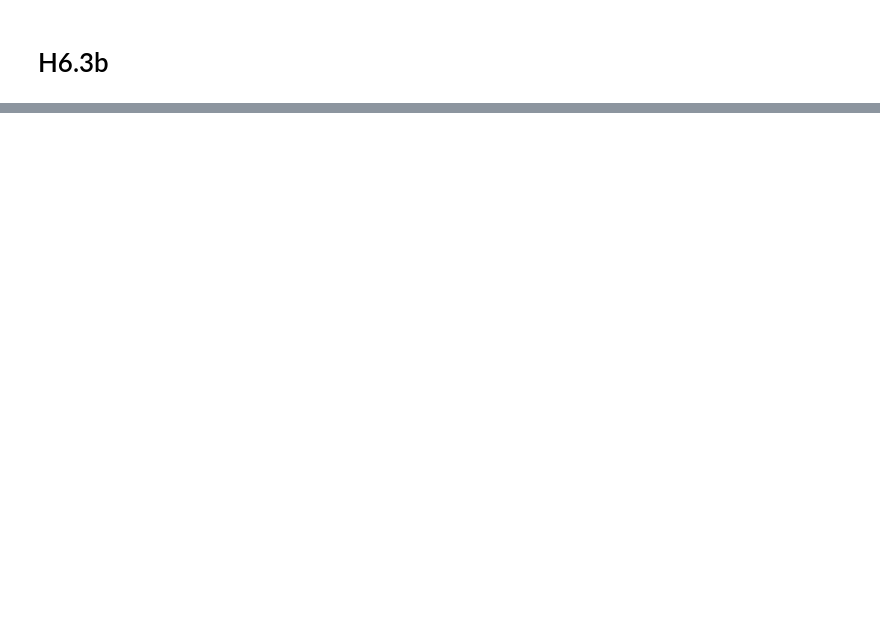
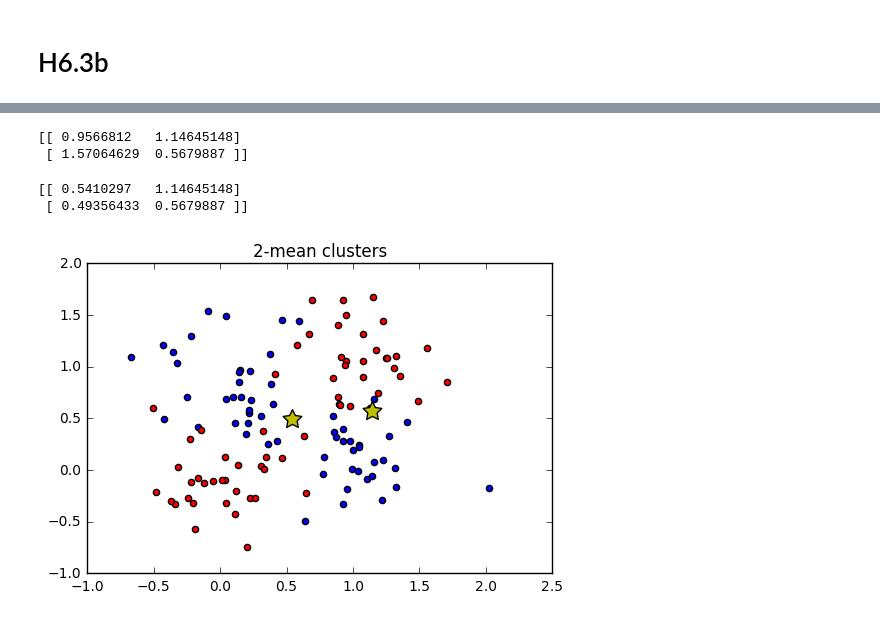
Before and after one commit to p16i/course-machine-intelligence-1, a Jupyter notebook: w6/classification-and-rbf.ipynb, the cells around one changed output, grey strips where cells are left out. Drawn from its saved outputs; the diff is of its cells as text; code cells hidden in the pictures; blank space fills up the shorter version.

Commit message:
h6.4 kmean

```diff
--- a/w6/classification-and-rbf.ipynb
+++ b/w6/classification-and-rbf.ipynb
@@ -222,0 +223,68 @@ plotContour( new_training_x, pred_3c_5nn, "3 classes 5-neightbors", colors=('b',
+# %%
+def randomCenters(n=2):
+    dim = 2
+    centers = np.zeros((dim, n))
+    centers[0,:] = np.random.uniform( x_min, x_max, n )
+    centers[1,:] = np.random.uniform( y_min, y_max, n )
+    return centers
+
+k2_init_centers = randomCenters(2)
+print(k2_init_centers)
+# %% [output]
+[[ 0.9566812   1.14645148]
+ [ 1.57064629  0.5679887 ]]
+# %%
+def kmean( x, centers):
+    itera = 0
+    no_training = x.shape[1]
+    no_centers = centers.shape[1]
+    while itera < 1000:
+        cls_assigned = [ [] for c in range(no_centers) ]
+#         print(cls_assigned)
+        for i in range(no_training):
+            xi = x[:,i].reshape((2,1))
+#             print(xi)
+            diff = centers - xi
+            dist_to_centers = np.linalg.norm( diff  )
+            belong_to = np.argmin(dist_to_centers)
+            cls_assigned[belong_to].append(xi)
+        centers = np.array(centers)
+        for c in range(no_centers):
+            points_in_c = np.array(cls_assigned[c])
+            if len(points_in_c) == 0:
+                continue
+            points_in_c = np.array(cls_assigned[c]).T[0]
+            nc = np.mean(points_in_c, axis=1)
+            centers[:, c] = nc
+
+        itera = itera+1
+    return centers
+k2_mean = kmean( training_x, k2_init_centers)
+print(k2_mean)
+# %% [output]
+[[ 0.5410297   1.14645148]
+ [ 0.49356433  0.5679887 ]]
+# %%
+def plotPointsWithClusters(x, title, cluster_centers, colors=('b','r') ):
+    for i in range(len(colors)):
+        s = (i)*60
+        n = (i+1)*60
+        plt.scatter( x[0,s:n] , x[1,s:n], c= colors[i] )
+    plt.scatter( cluster_centers[0,:], cluster_centers[1,:], s=200, marker=(5, 1), color="y", edgecolor="black")
+    plt.title(title)
+
+
+# def plotContourWithClusters( x, pred, title, cluster_centers, colors=('b','r')):
+#     Z = pred.reshape(xx.shape)
+#     plt.contourf(xx, yy, Z,  cmap=plt.cm.bwr, alpha=0.8)
+#     for i in range(len(colors)):
+#         s = (i)*60
+#         n = (i+1)*60
+#         plt.scatter( x[0,s:n] , x[1,s:n], c= colors[i] )
+#     plt.scatter( cluster_centers[0,:], cluster_centers[1,:], marker="+" )
+#     plt.title(title)
+
+
+plotPointsWithClusters(training_x, '2-mean clusters', k2_mean )
+# %% [output]
+[figure, added]
```
Also changed, not shown: parts of 15 cells of this notebook.
